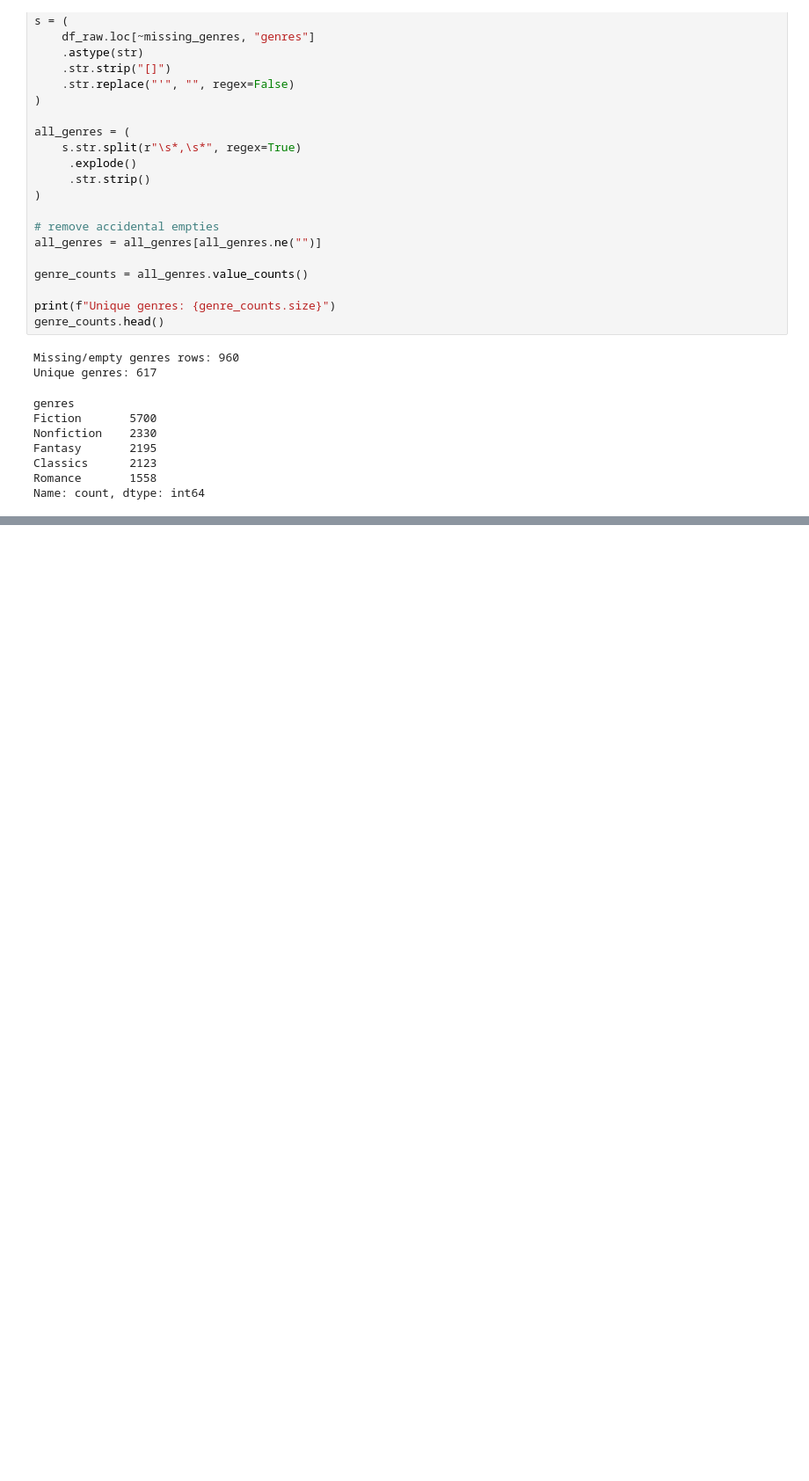
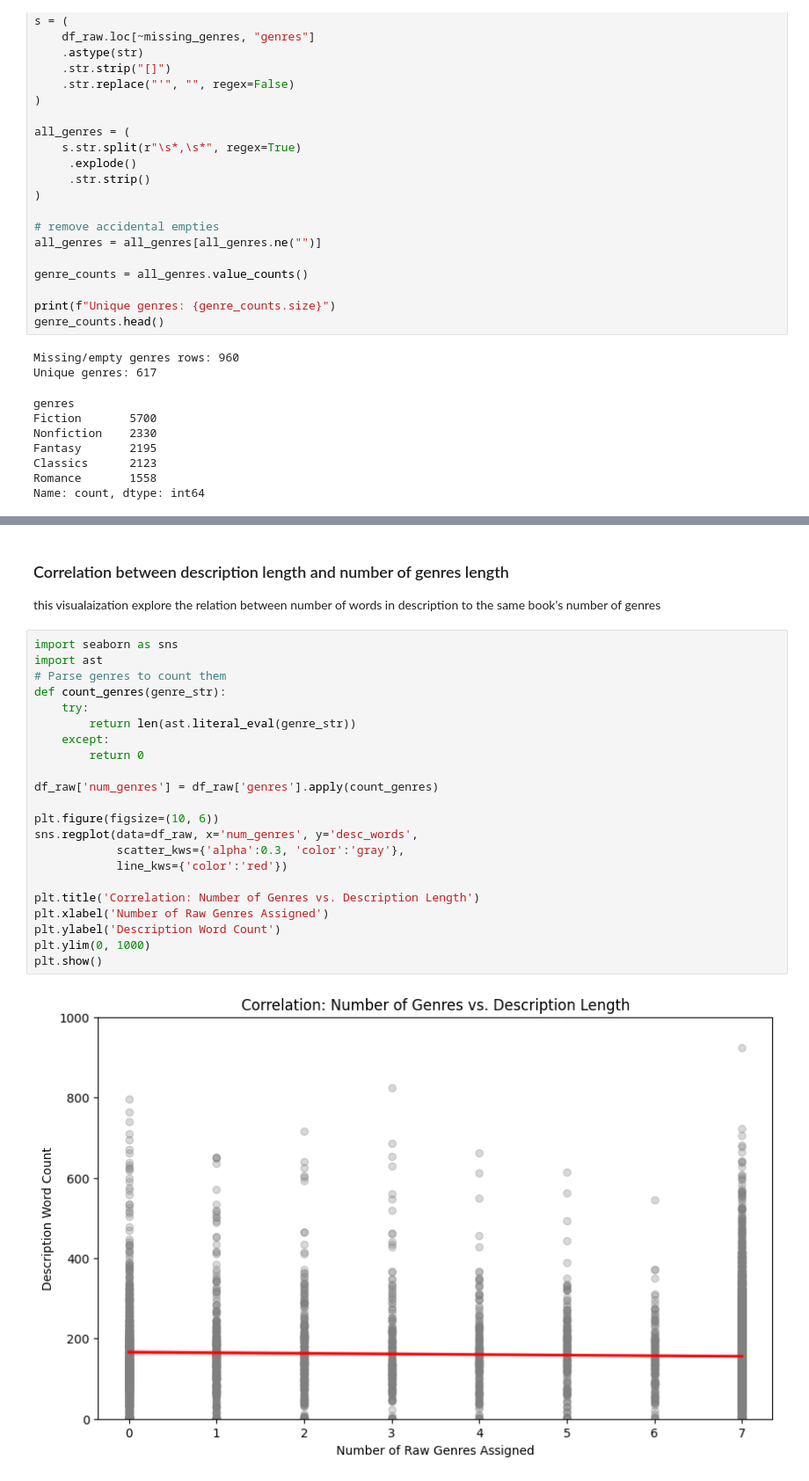
Before and after one commit to Yaser0l/Project-1, a Jupyter notebook: notebooks/EDA.ipynb, the cells around one changed output, grey strips where cells are left out. Shown at 88% size. Drawn from its saved outputs; the diff is of its cells as text; blank space fills up the shorter version.

```diff
--- a/notebooks/EDA.ipynb
+++ b/notebooks/EDA.ipynb
@@ -171,0 +177,27 @@ Name: count, dtype: int64
+# %% [markdown]
+### Correlation between description length and number of genres length
+this visualaization explore the relation between number of words in description to the same book's number of genres
+# %%
+import seaborn as sns
+import ast
+# Parse genres to count them
+def count_genres(genre_str):
+    try:
+        return len(ast.literal_eval(genre_str))
+    except:
+        return 0
+
+df_raw['num_genres'] = df_raw['genres'].apply(count_genres)
+
+plt.figure(figsize=(10, 6))
+sns.regplot(data=df_raw, x='num_genres', y='desc_words',
+            scatter_kws={'alpha':0.3, 'color':'gray'},
+            line_kws={'color':'red'})
+
+plt.title('Correlation: Number of Genres vs. Description Length')
+plt.xlabel('Number of Raw Genres Assigned')
+plt.ylabel('Description Word Count')
+plt.ylim(0, 1000)
+plt.show()
+# %% [output]
+[figure, added]
```
Also changed, not shown: parts of 21 cells of this notebook.
